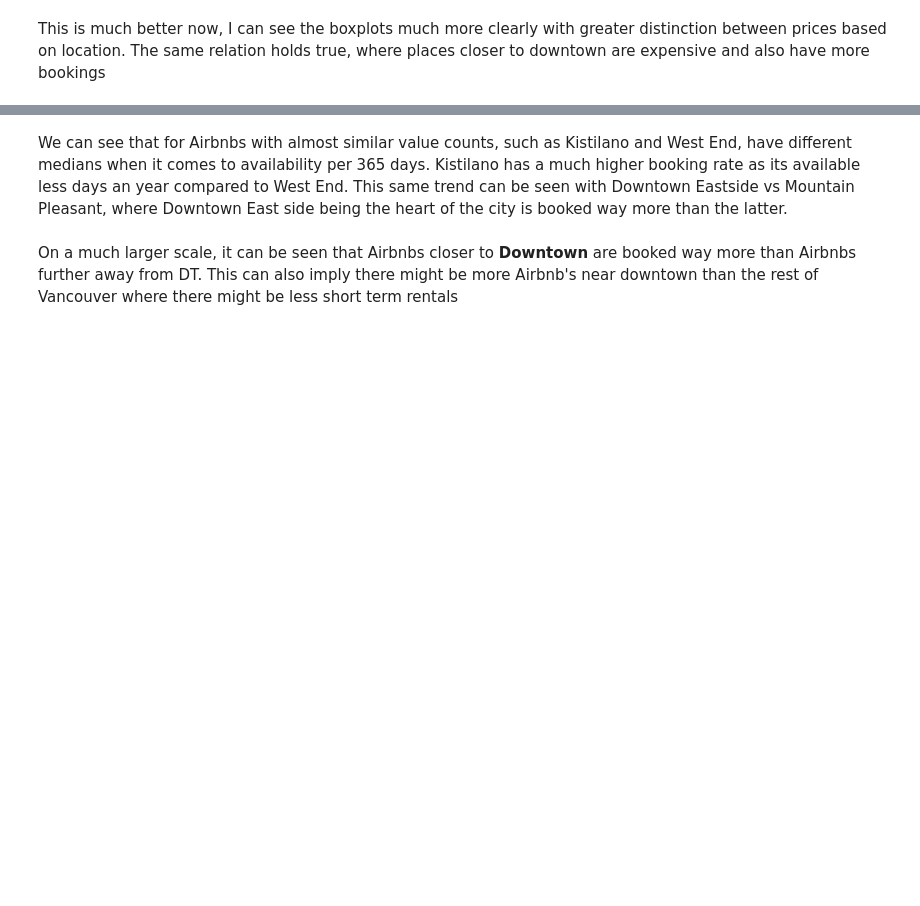
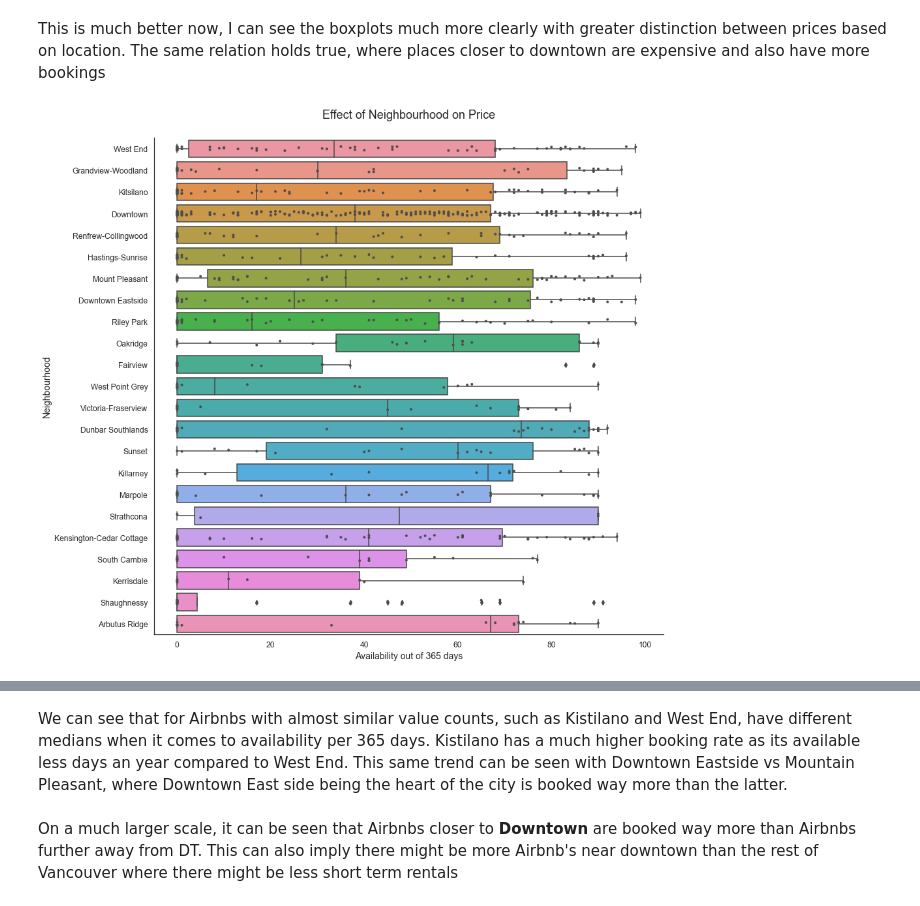
Before and after one commit to data301-2021-summer2/project-group8-project, a Jupyter notebook: analysis/Ahmad Jamal/milestone2.ipynb, the cells around one changed output, grey strips where cells are left out. Drawn from its saved outputs; the diff is of its cells as text; code cells hidden in the pictures; blank space fills up the shorter version.

```diff
--- a/analysis/Ahmad Jamal/milestone2.ipynb
+++ b/analysis/Ahmad Jamal/milestone2.ipynb
@@ -125,17 +131,24 @@ sns.set_theme(font_scale=1.1)
 This is much better now, I can see the boxplots much more clearly with greater distinction between prices based on location.
 The same relation holds true, where places closer to downtown are expensive and also have more bookings
 # %%
-# While fidling with graphs above, I uncovered another important relation from my data about the popularity of Airbnb with
-# location
+# While fidling with graphs above, I uncovered another important relation from my data about the popularity of Airbnb with location
 
 df2 = df[["Neighbourhood","Availablility_365Days"]].loc[lambda row: row["Availablility_365Days"] < 100]
+
+sns.set_style("white")
+f, ax = plt.subplots()
 
 sns.boxplot(y=df2["Neighbourhood"], x=df2["Availablility_365Days"], data=df2)
 
 # Add in points to show each observation
-sns.stripplot(x=df2["Availablility_365Days"], y=df2["Neighbourhood"], data=df2, size=4, color=".3", linewidth=0)
+sns.stripplot(x=df2["Availablility_365Days"], y=df2["Neighbourhood"], data=df2, size=4, color=".3", linewidth=0).set_title("Effect of Neighbourhood on Price", fontsize="18", pad="30")
+
+ax.set_xlabel("Availability out of 365 days", fontsize="14")
+ax.set_ylabel("Neighbourhood", fontsize="14")
 
 sns.despine()
 sns.set_theme(font_scale=1.1)
+# %% [output]
+[figure, added]
 # %%
 print(df2["Neighbourhood"].value_counts())
```
Also changed, not shown: parts of 7 cells of this notebook.
